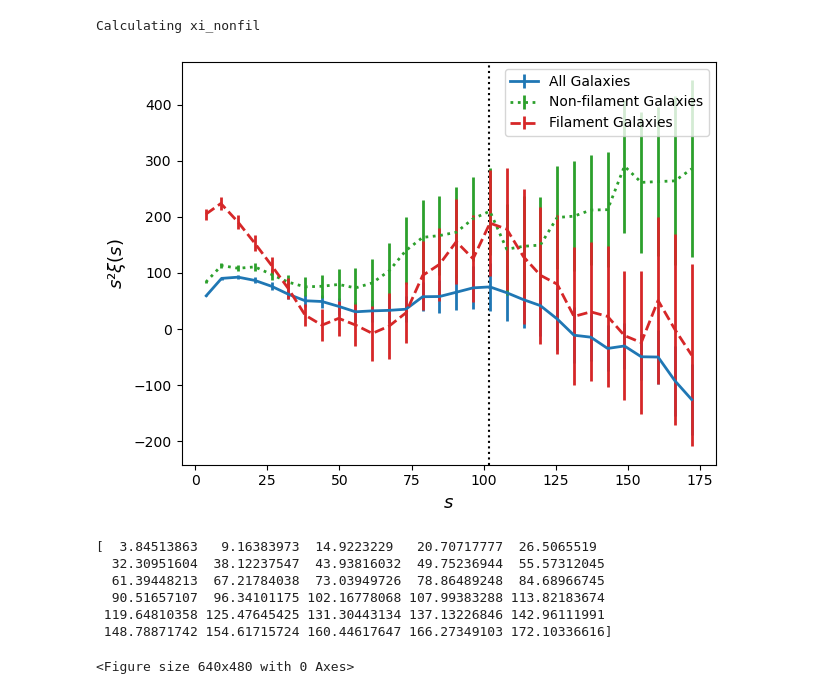
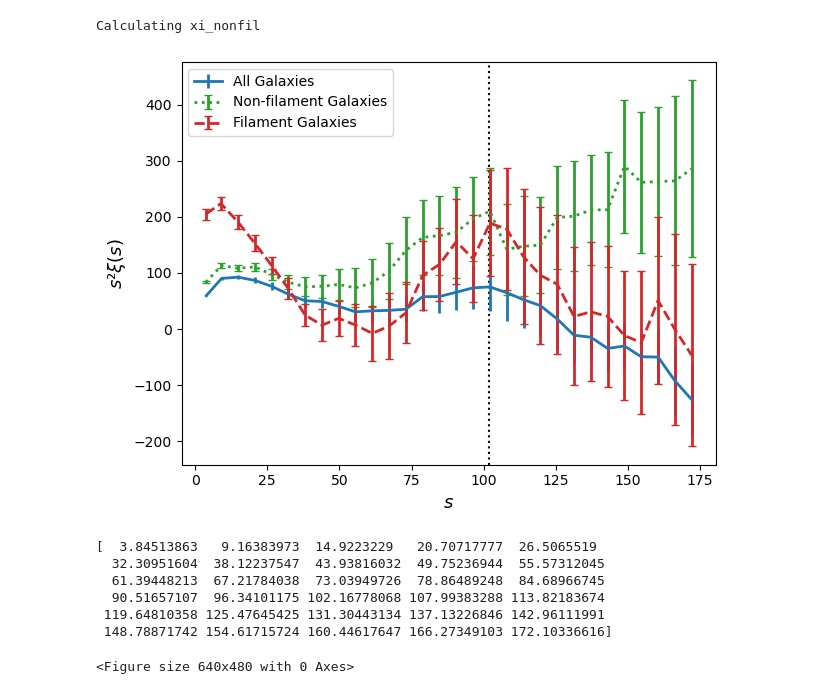
Before and after one commit to FedeDavilaKurban/filbao, a Jupyter notebook: main.ipynb, the cells around one changed output. Drawn from its saved outputs; the diff is of its cells as text; code cells hidden in the pictures.

```diff
--- a/main.ipynb
+++ b/main.ipynb
@@ -24,7 +24,7 @@
 # Parameters
 sample = 'nyu'
 h = 0.6774  # Hubble constant
-zmin, zmax = 0.07, 0.2  # Redshift range
+zmin, zmax = 0.07, 0.12  # Redshift range
 ran_method = 'random_choice' # Random redshift generation method ['random_choice', 'piecewise', 'poly']
 mag_max = -21  # Maximum magnitude
 gr_min = 0.8
@@ -33,6 +33,8 @@ dist_min = 5.
 dist_max = 10.
 nside = 64  # Approx 55 arcmin resolution (adjust as needed)
 nrand_mult = 3 # Nr/Nd
+
+name_modifier = f'z{zmin:.2f}-{zmax:.2f}_mag{mag_max:.0f}_gr{gr_min:.1f}_nrand{nrand_mult}'
 # %%
 def build_cdf_from_line(data, vmin, vmax, num_points=10000):
 
@@ -478,39 +475,40 @@ Calculating xi_nonfil
 # %%
 import matplotlib.pyplot as plt
 fslabel = 13
+capsize = 3
 
 data_luis = pd.read_csv('../data/test.out')
 s1 = data_luis['s']
 xi1 = data_luis['xi']
 
 sig = np.sqrt(varxi)
 
 plt.axvline(102,ls=':',c='k')
 
-plt.errorbar(s, xi*s**2, yerr=sig*s**2, color='C00', lw=2, label='All Galaxies')
+plt.errorbar(s, xi*s**2, yerr=sig*s**2, color='C00', lw=2, label='All Galaxies', capsize=capsize)
 #plt.plot(s1, xi1*(s1)**2, color='C01', lw=2, label='Luis')
 
 sig_nonfil = np.sqrt(varxi_nonfil)
 sig_fil = np.sqrt(varxi_fil)
 
-plt.errorbar(s_nonfil, xi_nonfil*s_nonfil**2, yerr=sig_nonfil*s_nonfil**2, color='C02', lw=2, label='Non-filament Galaxies', ls=':')
-plt.errorbar(s_fil, xi_fil*s_fil**2, yerr=sig_fil*s_fil**2, color='C03', lw=2, label='Filament Galaxies', ls='--')
+plt.errorbar(s_nonfil, xi_nonfil*s_nonfil**2, yerr=sig_nonfil*s_nonfil**2, color='C02', lw=2, label='Non-filament Galaxies', ls=':', capsize=capsize)
+plt.errorbar(s_fil, xi_fil*s_fil**2, yerr=sig_fil*s_fil**2, color='C03', lw=2, label='Filament Galaxies', ls='--', capsize=capsize)
 
 plt.xlabel(r'$s$', fontsize = fslabel)
 plt.ylabel(r'$s²\xi(s)$', fontsize = fslabel)
 
 plt.legend()
 
 plt.tight_layout()
 
 plt.show()
 
 print(s)
 
 plotname = f'../plots/xi_s_mag{mag_max}_z{zmin}-{zmax}_distfil{dist_min}-{dist_max}_color{gr_min}.png'
-plt.savefig(plotname)
+plt.savefig(plotname, dpi=300, bbox_inches='tight')
 # %% [output]
-[figure, old version]
+[figure, new version]
 [  3.84513863   9.16383973  14.9223229   20.70717777  26.5065519
   32.30951604  38.12237547  43.93816032  49.75236944  55.57312045
   61.39448213  67.21784038  73.03949726  78.86489248  84.68966745
```
Also changed, not shown: parts of 8 cells of this notebook, 4 other files.
